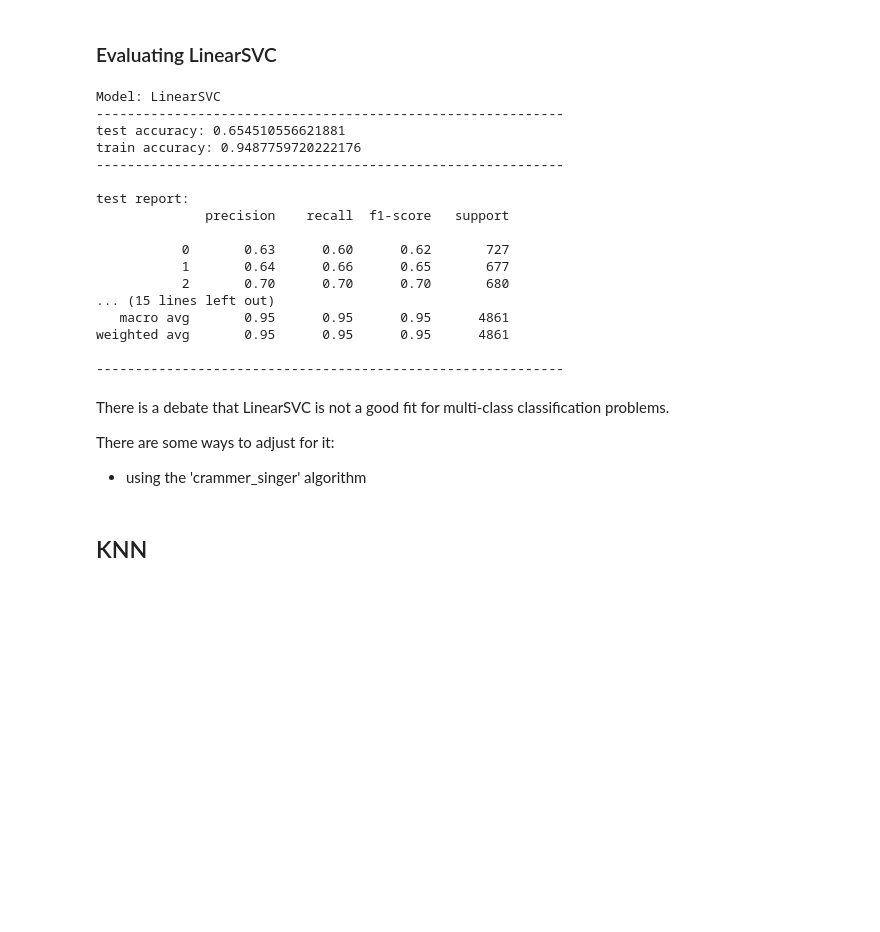
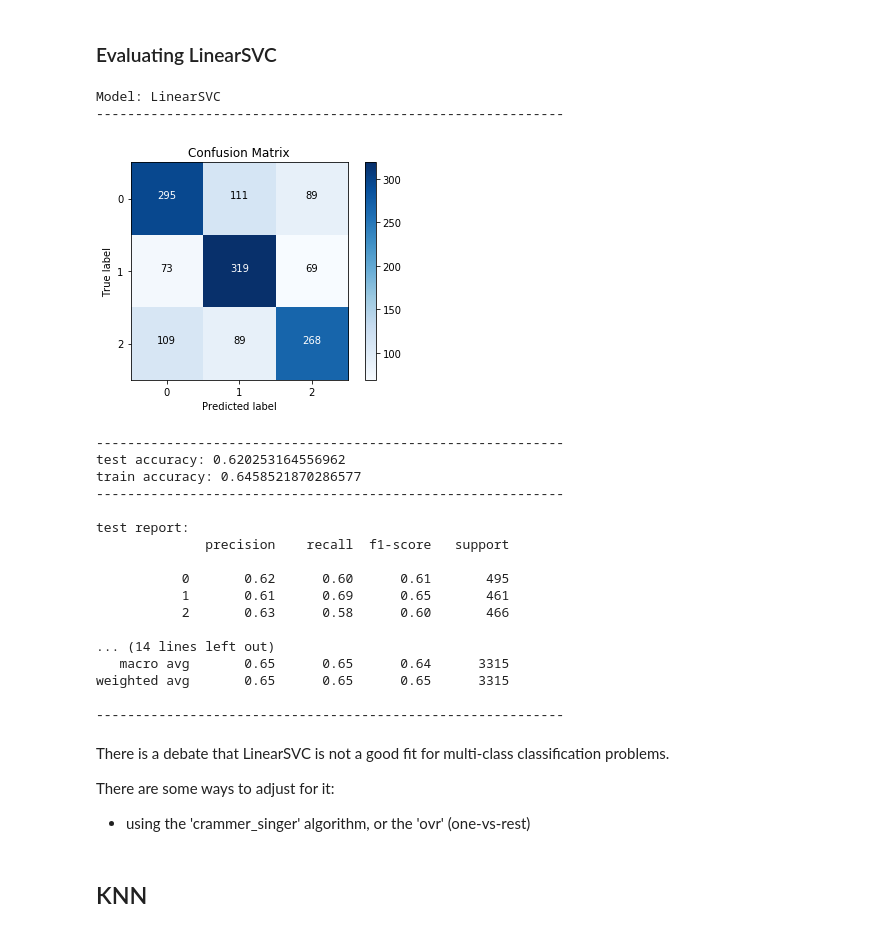
Before and after one commit to jneums/tanzania, a Jupyter notebook: notebooks/model.ipynb, the cells around one changed output. Saved outputs shown, nothing was run; the diff lists cells and outputs as text; code cells hidden in the pictures; blank space fills up the shorter version.

```diff
--- a/notebooks/model.ipynb
+++ b/notebooks/model.ipynb
@@ -76,13 +89,13 @@ def fit_predict(model, X_train, X_test, y_train, y_test, smote=False):
         my_pipeline = Pipeline(steps=[('preprocessor', preprocessor),
                                       ('smote', SMOTE()),
                                       ('under', RandomUnderSampler()),
-                                      ('pca', TruncatedSVD()),
+#                                       ('pca', TruncatedSVD()),
                                       ('model', model)
                                      ])
     else:
         # Bundle preprocessing and modeling code in a pipeline
         my_pipeline = Pipeline(steps=[('preprocessor', preprocessor),
-                                      ('pca', TruncatedSVD()),
+#                                       ('pca', TruncatedSVD()),
                                       ('model', model)
                                      ])
 
@@ -91,12 +104,14 @@ def fit_predict(model, X_train, X_test, y_train, y_test, smote=False):
 
     search.fit(X_train, y_train)
 
+
     print("Best parameter (CV score=%0.3f):" % search.best_score_)
     print(search.best_params_)
 
     # Preprocessing of validation data, get predictions
     test_preds = search.predict(X_test)
     train_preds = search.predict(X_train)
+
     return test_preds, train_preds
 # %% [markdown]
 ## Evaluate
@@ -111,6 +155,8 @@ def metrics(model_name, y_train, y_test, y_train_pred, y_test_pred):
     '''Print out the evaluation metrics for a given models predictions'''
     print(f'Model: {model_name}', )
     print('-'*60)
+    plot_confusion_matrix(y_test, y_test_pred)
+    print('-'*60)
     print(f'test accuracy: {accuracy_score(y_test, y_test_pred)}')
     print(f'train accuracy: {accuracy_score(y_train, y_train_pred)}')
     print('-'*60)
@@ -163,20 +268,23 @@ X_sampled_df.shape[0]
 # %% [markdown]
 ### Hyperparameters
 # %%
-param_dict = {
+lsvc_params = {
     #
-    'model__C': [1, 10, 100],
+    'model__C': [.1, 1, 10],
     'model__tol': [1,0.1,0.01],
-    'model__max_iter': [10000, 20000],
+    'model__max_iter': [100000],
     'model__penalty': ['l1', 'l2'],
-    'model__multi_class': ['ovr', 'crammer_singer']
+    'model__multi_class': ['ovr']
 }
+
+# Best parameter (CV score=0.630):
+# {'model__C': 0.1, 'model__max_iter': 100000, 'model__multi_class': 'crammer_singer', 'model__penalty': 'l1', 'model__tol': 0.1}
 # %% [markdown]
 ### Fitting LinearSVC
 # %%
 from sklearn.svm import LinearSVC
 
-lsvc = { 'model': LinearSVC(), 'params': param_dict }
+lsvc = { 'model': LinearSVC(random_state=42), 'params': lsvc_params }
 
-test_preds, train_preds = fit_predict(lsvc, X_train, X_test, y_train, y_test)
+lsvc_test_preds, lsvc_train_preds = fit_predict(lsvc, X_train, X_test, y_train, y_test)
 # %% [output]
@@ -185,30 +297,33 @@ Best parameter (CV score=0.658):
 # %% [markdown]
 ### Evaluating LinearSVC
 # %%
-metrics('LinearSVC', y_train, y_test, train_preds, test_preds)
+metrics('LinearSVC', y_train, y_test, lsvc_train_preds, lsvc_test_preds)
 # %% [output]
 Model: LinearSVC
 ------------------------------------------------------------
-test accuracy: 0.654510556621881
-train accuracy: 0.9487759720222176
-------------------------------------------------------------
-
-test report:
-              precision    recall  f1-score   support
-
-           0       0.63      0.60      0.62       727
-           1       0.64      0.66      0.65       677
-           2       0.70      0.70      0.70       680
-... (15 lines left out)
-   macro avg       0.95      0.95      0.95      4861
-weighted avg       0.95      0.95      0.95      4861
-
-------------------------------------------------------------
+[figure, added]
+------------------------------------------------------------
+test accuracy: 0.620253164556962
+train accuracy: 0.6458521870286577
+------------------------------------------------------------
+
+test report:
+              precision    recall  f1-score   support
+
+           0       0.62      0.60      0.61       495
+           1       0.61      0.69      0.65       461
+           2       0.63      0.58      0.60       466
+
+... (14 lines left out)
+   macro avg       0.65      0.65      0.64      3315
+weighted avg       0.65      0.65      0.65      3315
+
+------------------------------------------------------------
 # %% [markdown]
 There is a debate that LinearSVC is not a good fit for multi-class classification problems.
 
 There are some ways to adjust for it:
-- using the 'crammer_singer' algorithm
+- using the 'crammer_singer' algorithm, or the 'ovr' (one-vs-rest)
 # %% [markdown]
 ## KNN
 # %% [markdown]
```
Also changed, not shown: parts of 70 cells of this notebook, 4 other files.
